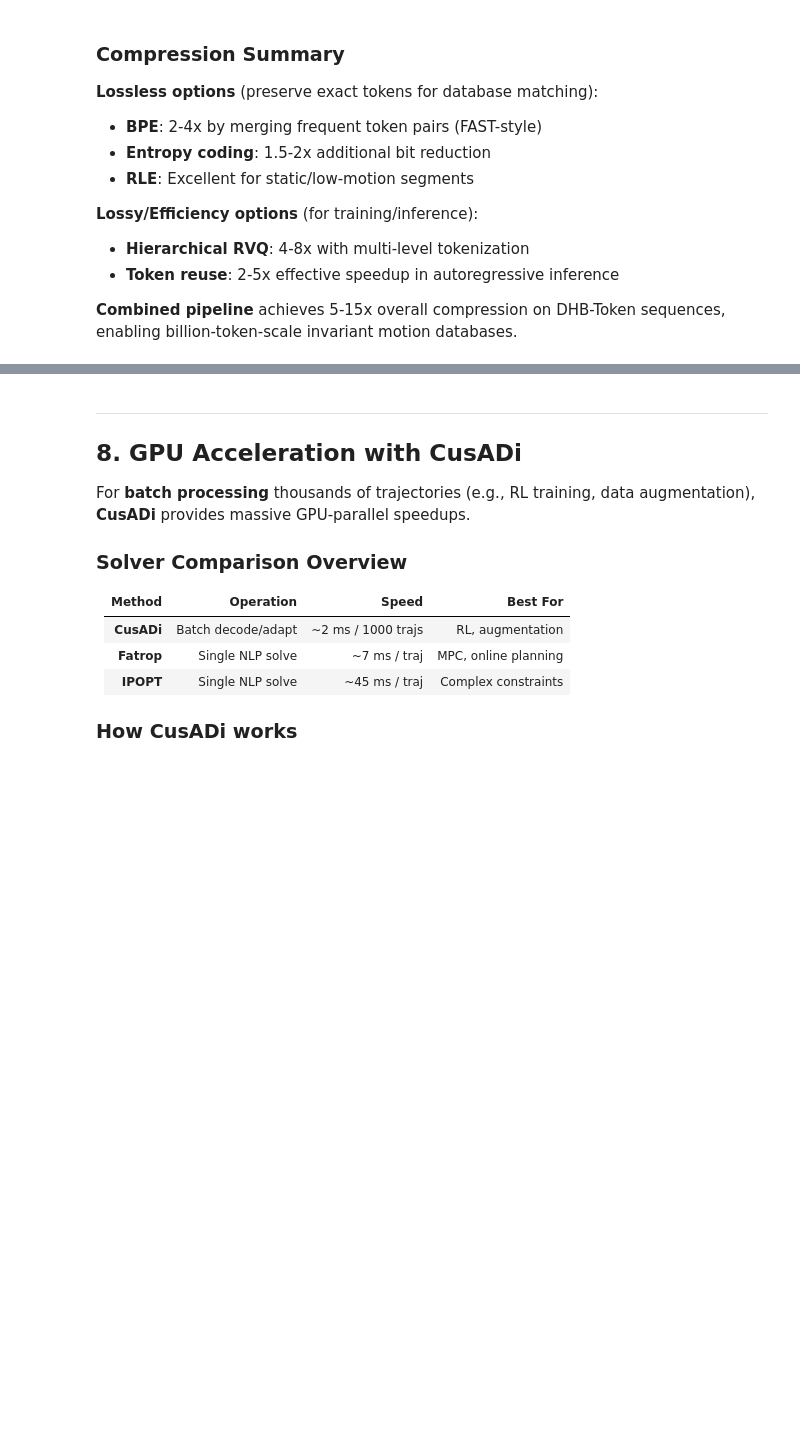
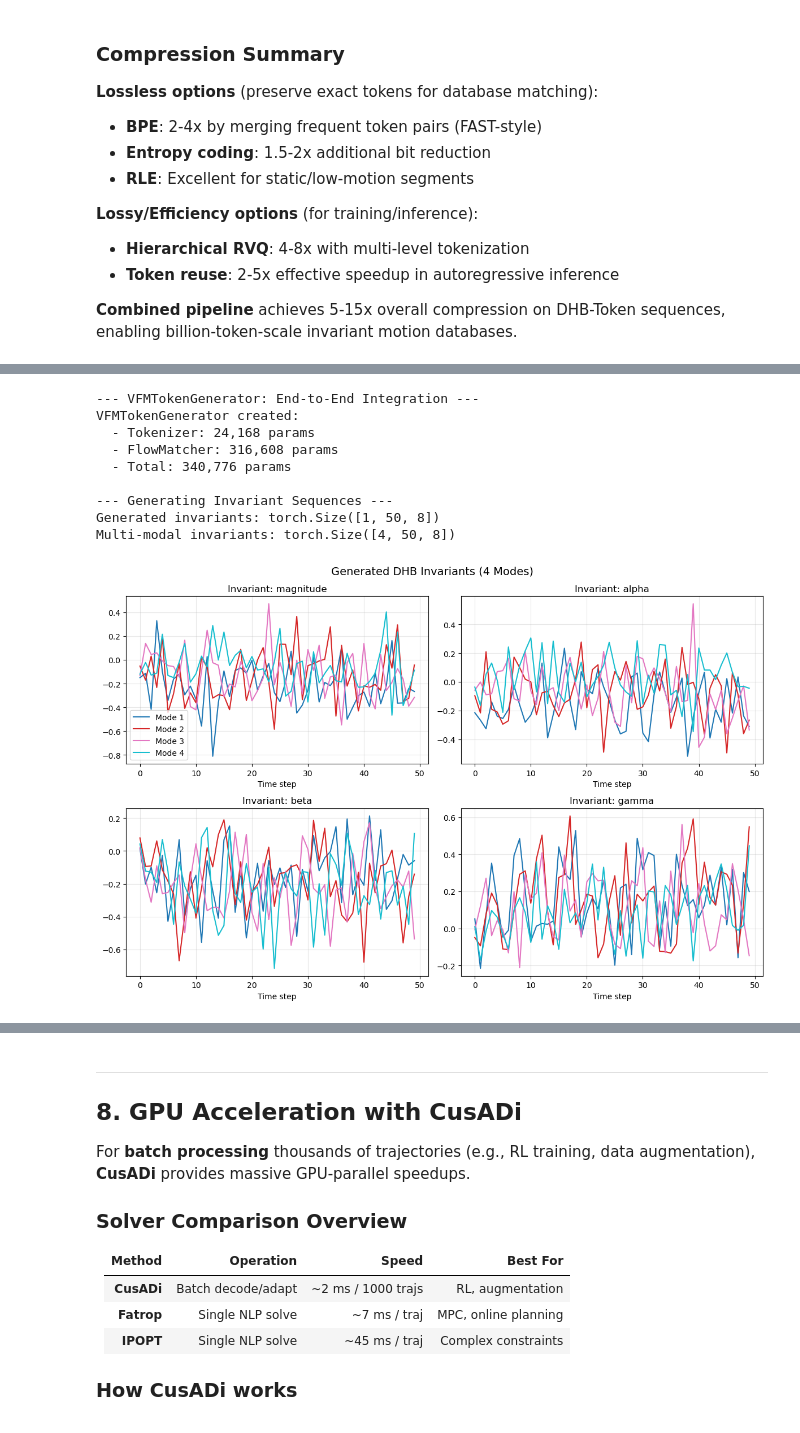
Before and after one commit to robodreamer/dhb-xr, a Jupyter notebook: notebooks/demo_dhb_features_and_use_cases.ipynb, the cells around one changed output, grey strips where cells are left out. Drawn from its saved outputs; the diff is of its cells as text; code cells hidden in the pictures; blank space fills up the shorter version.

```diff
--- a/notebooks/demo_dhb_features_and_use_cases.ipynb
+++ b/notebooks/demo_dhb_features_and_use_cases.ipynb
@@ -1956,0 +2243,74 @@ enabling billion-token-scale invariant motion databases.
+# %%
+# VFM + Tokenizer integration (VFMTokenGenerator)
+if HAS_VFM:
+    print("\n--- VFMTokenGenerator: End-to-End Integration ---")
+
+    # Create tokenizer and flow matcher
+    invariant_dim = 8  # DHB invariants
+    latent_dim = 32
+    codebook_size = 512
+
+    tokenizer = DHBTokenizer(
+        invariant_dim=invariant_dim,
+        latent_dim=latent_dim,
+        codebook_size=codebook_size
+    )
+
+    flow_matcher = VariationalFlowMatcher(
+        latent_dim=latent_dim,
+        condition_dim=16,
+        hidden_dim=128
+    )
+
+    # Create end-to-end generator
+    generator = VFMTokenGenerator(tokenizer, flow_matcher)
+
+    print(f"VFMTokenGenerator created:")
+    print(f"  - Tokenizer: {sum(p.numel() for p in tokenizer.parameters()):,} params")
+    print(f"  - FlowMatcher: {sum(p.numel() for p in flow_matcher.parameters()):,} params")
+    print(f"  - Total: {sum(p.numel() for p in generator.parameters()):,} params")
+
+    # Generate invariant sequences
+    print("\n--- Generating Invariant Sequences ---")
+    with torch.no_grad():
+        # Generate single sample
+        invariants = generator.generate(num_samples=1, seq_len=50, num_steps=10)
+        print(f"Generated invariants: {invariants.shape}")
+
+        # Generate multi-modal
+        invariants_multi = generator.generate_multimodal(
+            num_samples=1, seq_len=50, num_modes=4, num_steps=10
+        )
+        print(f"Multi-modal invariants: {invariants_multi.shape}")
+
+    # Visualize generated invariants
+    fig, axes = plt.subplots(2, 2, figsize=(12, 8))
+
+    colors = plt.cm.tab10(np.linspace(0, 1, 4))
+    inv_names = ['magnitude', 'alpha', 'beta', 'gamma', 'omega_x', 'omega_y', 'omega_z', 'omega_w']
+
+    for i, ax in enumerate(axes.flat):
+        if i < 4:
+            for j in range(4):
+                inv = invariants_multi[j, :, i].numpy()
+                ax.plot(inv, color=colors[j], linewidth=1.5, label=f'Mode {j+1}' if i == 0 else None)
+            ax.set_title(f'Invariant: {inv_names[i]}')
+            ax.set_xlabel('Time step')
+            ax.grid(True, alpha=0.3)
+            if i == 0:
+                ax.legend()
+
+    plt.suptitle('Generated DHB Invariants (4 Modes)', fontsize=14)
+    plt.tight_layout()
+    plt.show()
+# %% [output]
+--- VFMTokenGenerator: End-to-End Integration ---
+VFMTokenGenerator created:
+  - Tokenizer: 24,168 params
+  - FlowMatcher: 316,608 params
+  - Total: 340,776 params
+
+--- Generating Invariant Sequences ---
+Generated invariants: torch.Size([1, 50, 8])
+Multi-modal invariants: torch.Size([4, 50, 8])
+[figure, added]
```
Also changed, not shown: parts of 7 cells of this notebook, 9 other files.
